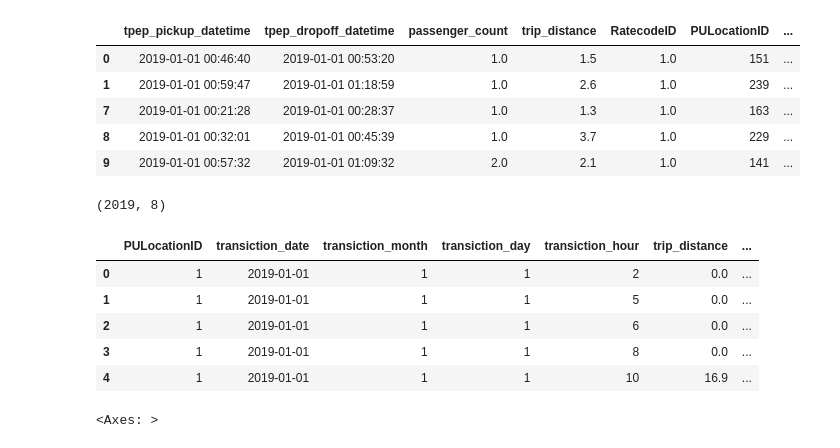
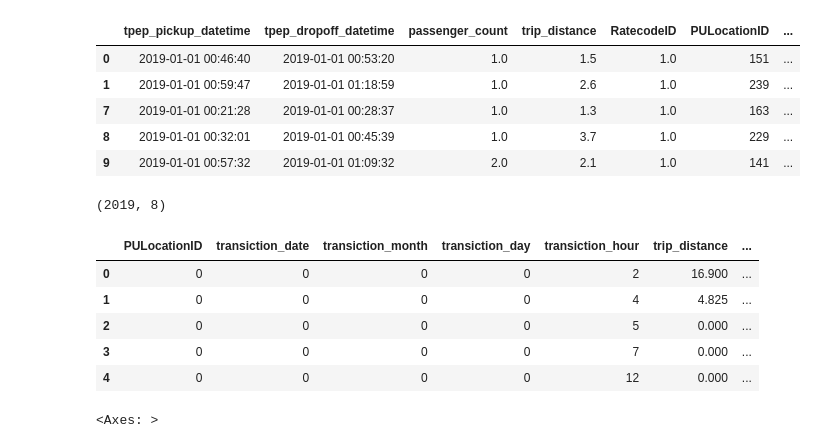
Before and after one commit to ebraheem002/nyc-taxi, a Jupyter notebook: presentable nootebook.ipynb, the cells around one changed output. Drawn from its saved outputs; the diff is of its cells as text; code cells hidden in the pictures.

```diff
--- a/presentable nootebook.ipynb
+++ b/presentable nootebook.ipynb
@@ -15,2 +17,2 @@ taxi_db = pd.concat([taxi_jan_2019])
 # %%
-taxi_db = taxi_db.head(100_000)
+taxi_db.head(100_000)
@@ -188,18 +180,18 @@ for col in categioral_columns:
   le= LabelEncoder()
   df_encoded[col] = le.fit_transform(df_encoded[col].astype(str))
 # %%
-taxi_grouped_by_region = main_taxi_db.groupby(categioral_columns).mean().reset_index()
-taxi_grouped_by_region['transiction_count'] = main_taxi_db.groupby(categioral_columns).count().reset_index()['total_amount']
+taxi_grouped_by_region = df_encoded.groupby(categioral_columns).mean().reset_index()
+taxi_grouped_by_region['transiction_count'] = df_encoded.groupby(categioral_columns).count().reset_index()['total_amount']
 print(taxi_grouped_by_region.shape)
 taxi_grouped_by_region.head()
 # %% [output]
 (2019, 8)
 |  | PULocationID | transiction_date | transiction_month | transiction_day | transiction_hour | trip_distance | ... |
-| 0 | 1 | 2019-01-01 | 1 | 1 | 2 | 0.0 | ... |
-| 1 | 1 | 2019-01-01 | 1 | 1 | 5 | 0.0 | ... |
-| 2 | 1 | 2019-01-01 | 1 | 1 | 6 | 0.0 | ... |
-| 3 | 1 | 2019-01-01 | 1 | 1 | 8 | 0.0 | ... |
-| 4 | 1 | 2019-01-01 | 1 | 1 | 10 | 16.9 | ... |
+| 0 | 0 | 0 | 0 | 0 | 2 | 16.900 | ... |
+| 1 | 0 | 0 | 0 | 0 | 4 | 4.825 | ... |
+| 2 | 0 | 0 | 0 | 0 | 5 | 0.000 | ... |
+| 3 | 0 | 0 | 0 | 0 | 7 | 0.000 | ... |
+| 4 | 0 | 0 | 0 | 0 | 12 | 0.000 | ... |
 # %%
 taxi_grouped_by_region['total_amount'].hist(bins=100, figsize=(10,5))
 # %% [output]
```
Also changed, not shown: parts of 12 cells of this notebook.
